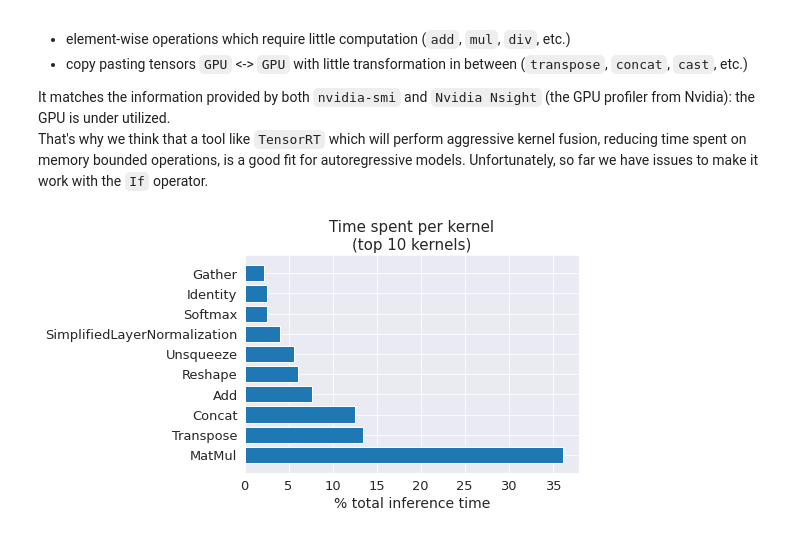
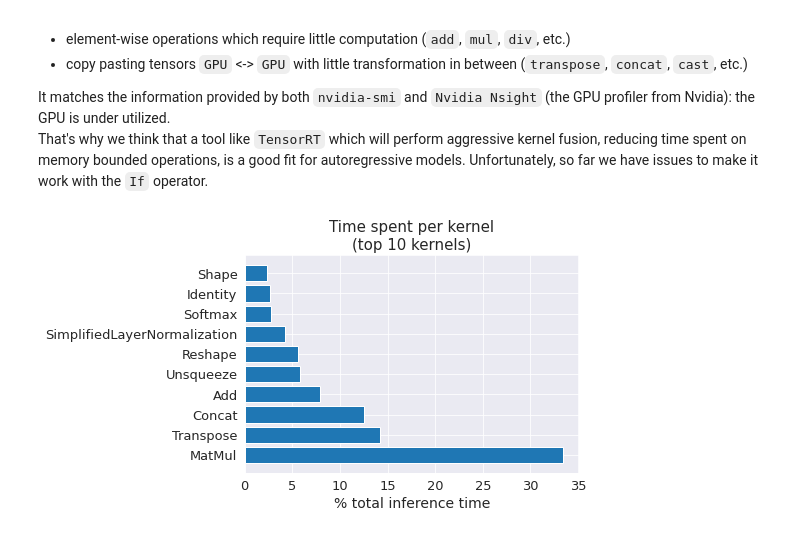
Before and after one commit to ELS-RD/transformer-deploy, a Jupyter notebook: t5.ipynb, the cells around one changed output. Cells and saved outputs as stored; diff of their text form; code cells hidden in the pictures.

```diff
--- a/t5.ipynb
+++ b/t5.ipynb
@@ -587,7 +619,7 @@ def decoder_onnx_inference(
         clone_tensor=False,  # no memory copy -> best perf and lowest memory footprint!
     )
     past_states = list()
-    for index in range(model.config.num_layers):
+    for index in range(num_layers):
         kv = (
             result_dict[f"present.{index}.decoder.key"],
             result_dict[f"present.{index}.decoder.value"],
@@ -599,22 +631,3 @@ def decoder_onnx_inference(
         last_hidden_state=result_dict["logits"],
         past_key_values=past_states,
     )
-
-
-out_dec_onnx_no_cache = decoder_onnx_inference(
-    decoder_input_ids=input_ids,
-    encoder_hidden_states=out_enc_pytorch.last_hidden_state,
-    enable_cache=torch.tensor([False], device="cuda", dtype=torch.bool),
-    past_key_values=None,
-)
-are_equal(a=out_dec_onnx_no_cache.last_hidden_state[:, -1:, :], b=out_dec_pytorch.last_hidden_state[:, -1:, :])
-
-# check that past states are identical between Onnx and Pytorch
-assert len(out_dec_onnx_no_cache.past_key_values) == len(out_dec_pytorch.past_key_values)
-for (o_dec_k, o_dev_v, o_enc_k, o_enc_v), (p_dec_k, p_dev_v, p_enc_k, p_enc_v) in zip(
-    out_dec_onnx_no_cache.past_key_values, out_dec_pytorch.past_key_values
-):
-    are_equal(a=o_dec_k, b=p_dec_k)
-    are_equal(a=o_dev_v, b=p_dev_v)
-    are_equal(a=o_enc_k, b=p_enc_k)
-    are_equal(a=o_enc_v, b=p_enc_v)
@@ -794 +821,21 @@ Pytorch:
 Ce modèle est maintenant très rapide!
+# %%
+input_ids = input_ids.cpu()
+torch.cuda.synchronize()
+with torch.inference_mode():
+    # model_pytorch = model_pytorch.cuda()
+    print("Pytorch:")
+    print(
+        tokenizer.decode(
+            model_pytorch.generate(
+                input_ids=input_ids.cpu(),
+                min_length=2,
+                max_length=60,
+                num_beams=4,
+                no_repeat_ngram_size=2,
+            )[0],
+            skip_special_tokens=True,
+        )
+    )
+    # model_pytorch = model_pytorch.cpu()
+input_ids = input_ids.cuda()
@@ -940,32 +1012,32 @@ It matches the information provided by both `nvidia-smi` and `Nvidia Nsight` (th
 That's why we think that a tool like `TensorRT` which will perform aggressive kernel fusion, reducing time spent on memory bounded operations, is a good fit for autoregressive models. Unfortunately, so far we have issues to make it work with the `If` operator.
 # %%
 dec_onnx = create_model_for_provider(
-    model_def.SerializeToString(), "CUDAExecutionProvider", enable_profiling=True, log_severity=3
+    dec_if_fp16_model_path, "CUDAExecutionProvider", enable_profiling=True, log_severity=3
 )
 dec_onnx_binding: IOBinding = dec_onnx.io_binding()
-_ = model_gen.generate(inputs=input_ids, max_length=10, num_beams=num_beam, min_length=10)
+_ = model_gen.generate(inputs=input_ids, max_length=10, num_beams=4, min_length=10)
 profile_name = dec_onnx.end_profiling()
 
 with open(profile_name) as f:
     content = json.load(f)
 
 op_timings = defaultdict(lambda: 0)
 for c in content:
     if "op_name" not in c["args"]:
         continue
     op_name = c["args"]["op_name"]
     if op_name == "If":
         continue  # subgraph
     time_taken = c["dur"]
     op_timings[op_name] += time_taken
 
 op_timings_filter = dict(sorted(op_timings.items(), key=operator.itemgetter(1), reverse=True)[:10])
 total_kernel_timing = sum(op_timings.values())
 op_timings_percent = {k: 100 * v / total_kernel_timing for k, v in op_timings_filter.items()}
 
 plt.barh(list(op_timings_percent.keys()), list(op_timings_percent.values()))
 plt.title("Time spent per kernel\n(top 10 kernels)")
 plt.xlabel("% total inference time")
 plt.show()
 # %% [output]
-[figure, old version]
+[figure, new version]
```
Also changed, not shown: parts of 21 cells of this notebook, 5 other files.
